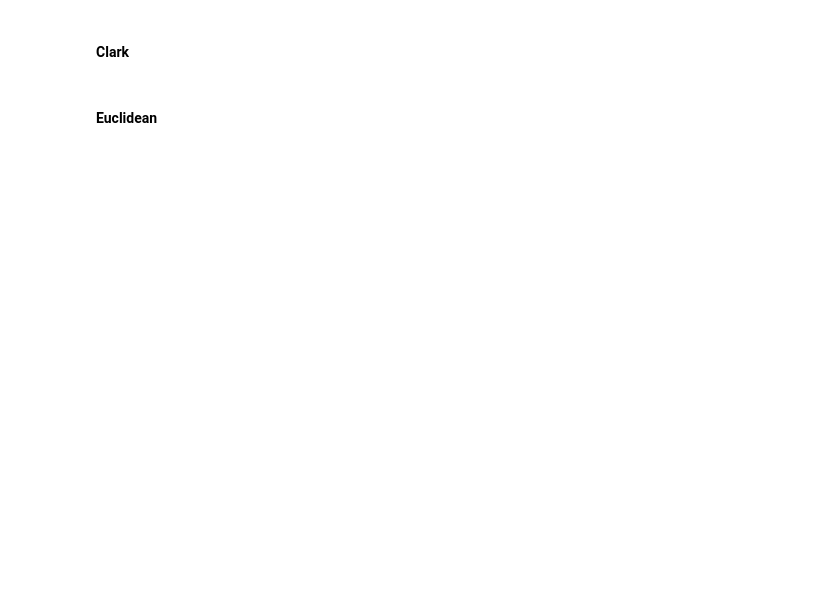
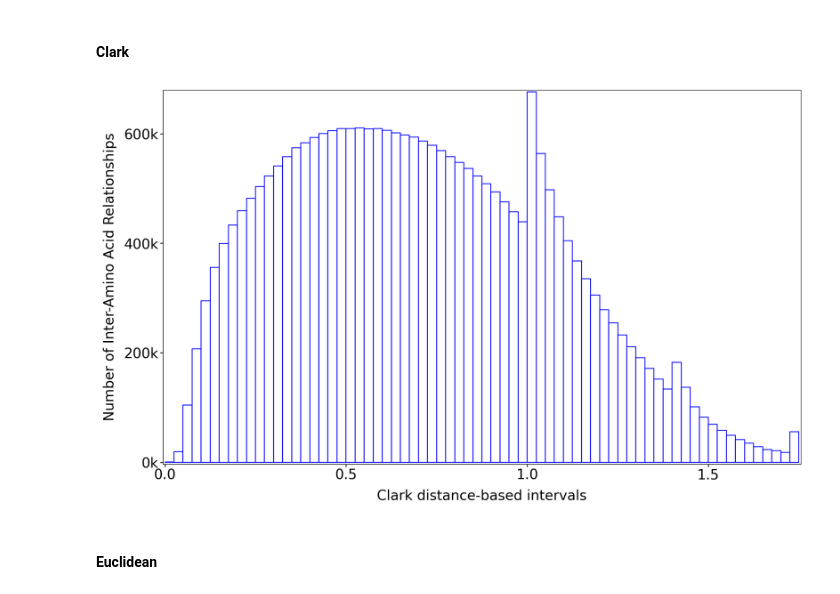
Before and after one commit to cicese-biocom/PepProtGraphAnalyzer, a Jupyter notebook: notebooks/Graph Analysis.ipynb, the cells around one changed output. Saved outputs shown, nothing was run; the diff lists cells and outputs as text; code cells hidden in the pictures; blank space fills up the shorter version.

```diff
--- a/notebooks/Graph Analysis.ipynb
+++ b/notebooks/Graph Analysis.ipynb
@@ -82,11 +82,13 @@ plot_inter_amino_acid_distances(distances_filepath, distance_function, x_axis_st
 # %%
 distance_function = 'clark'
 x_axis_step = 0.5
 binwidth = 0.025
 
 distances_filepath = f'{base_path}Inter_Amino_Acid_Distances-{distance_function}.csv'
 output_filepath = f'{output_base_path}Inter_Amino_Acid_Distances-{distance_function}.png'
-#plot_inter_amino_acid_distances(distances_filepath, distance_function, x_axis_step, binwidth, output_filepath)
+plot_inter_amino_acid_distances(distances_filepath, distance_function, x_axis_step, binwidth, output_filepath)
+# %% [output]
+[figure, added]
 # %% [markdown]
 #### **Euclidean**
 # %%
```
Also changed, not shown: parts of 13 cells of this notebook, 1 other file.
